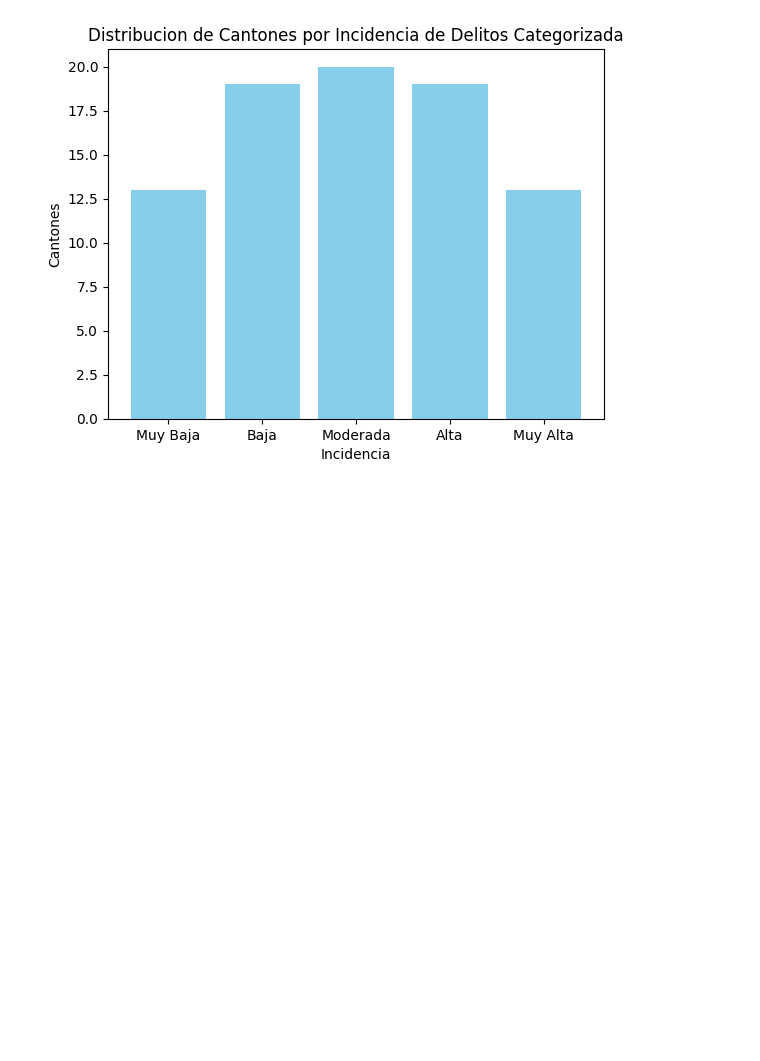
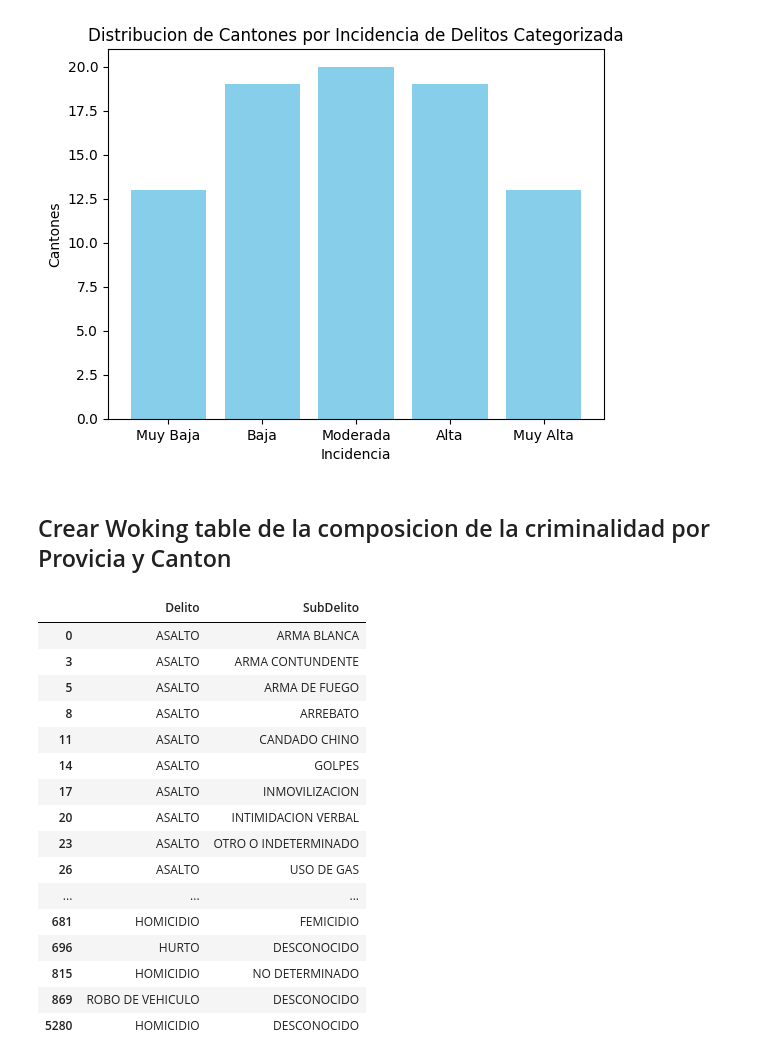
Before and after one commit to gianfranco7/proyecto_pswe19, a Jupyter notebook: EDA.ipynb, the cells around one changed output. Saved outputs shown, nothing was run; the diff lists cells and outputs as text; code cells hidden in the pictures; blank space fills up the shorter version.

```diff
--- a/EDA.ipynb
+++ b/EDA.ipynb
@@ -428,3 +428,29 @@ eng_df['Crime Rate'] = eng_df['Crime Rate'].map(mapping)
 eng_df.head()
 
 eng_df.to_csv('crime_incidence.csv', index=False)
+# %% [markdown]
+## Crear Woking table de la composicion de la criminalidad por Provicia y Canton
+# %%
+#Tabla de Composicion de crimen
+crimes_comp = df.groupby(['Provincia', 'Canton', 'Delito', 'SubDelito', 'Sexo']).size().reset_index(name="Incidencia")
+
+combinations = crimes_comp[['Delito', 'SubDelito']].drop_duplicates()
+combinations
+# %% [output]
+|  | Delito | SubDelito |
+| 0 | ASALTO | ARMA BLANCA |
+| 3 | ASALTO | ARMA CONTUNDENTE |
+| 5 | ASALTO | ARMA DE FUEGO |
+| 8 | ASALTO | ARREBATO |
+| 11 | ASALTO | CANDADO CHINO |
+| 14 | ASALTO | GOLPES |
+| 17 | ASALTO | INMOVILIZACION |
+| 20 | ASALTO | INTIMIDACION VERBAL |
+| 23 | ASALTO | OTRO O INDETERMINADO |
+| 26 | ASALTO | USO DE GAS |
+| ... | ... | ... |
+| 681 | HOMICIDIO | FEMICIDIO |
+| 696 | HURTO | DESCONOCIDO |
+| 815 | HOMICIDIO | NO DETERMINADO |
+| 869 | ROBO DE VEHICULO | DESCONOCIDO |
+| 5280 | HOMICIDIO | DESCONOCIDO |
```
Also changed, not shown: parts of 5 cells of this notebook, 2 other files.
